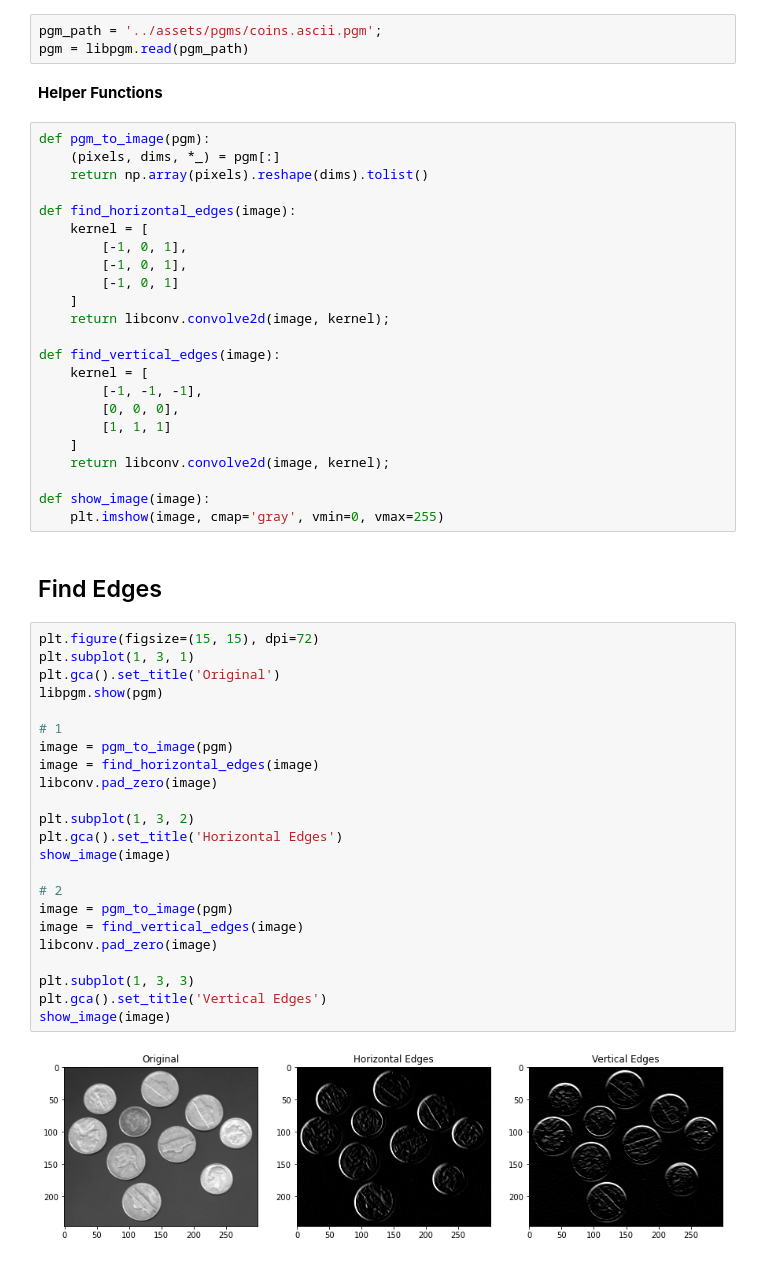
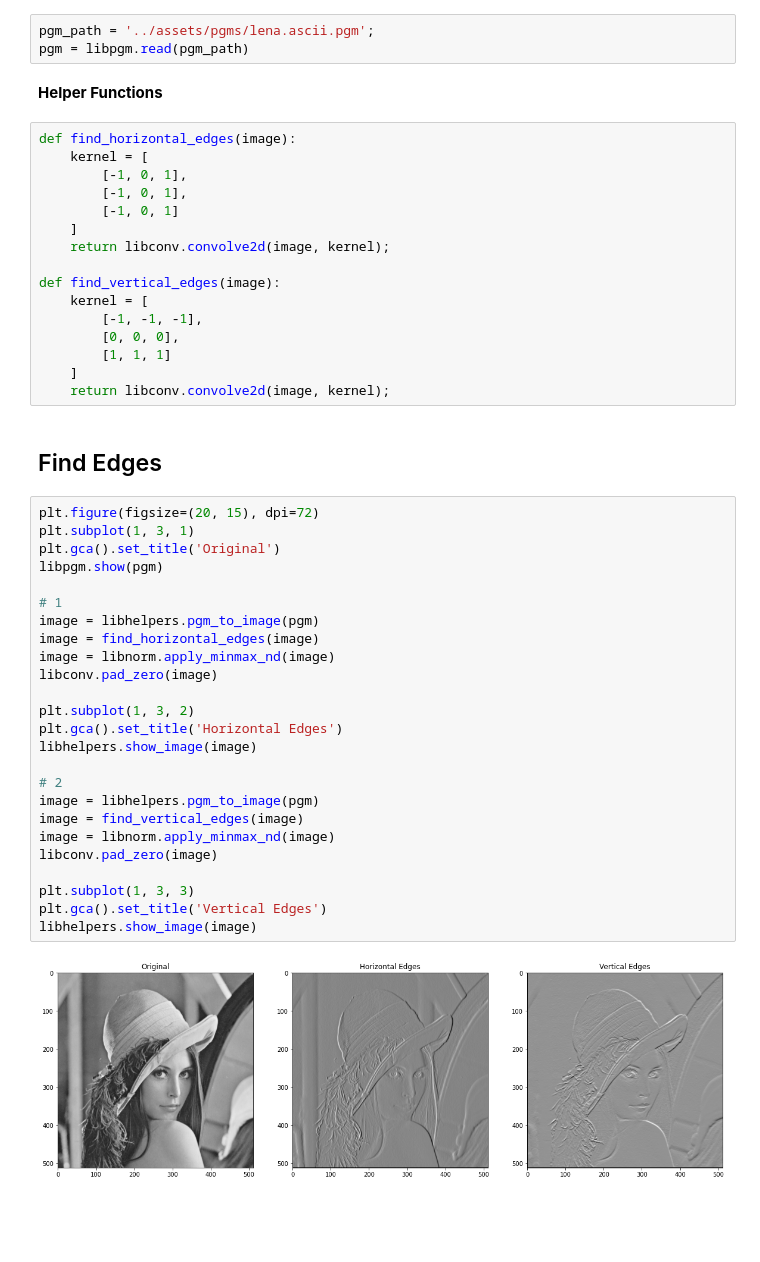
Before and after one commit to ramesaliyev/image-processing-101, a Jupyter notebook: 03- edge detection/directional.ipynb, the cells around one changed output. Drawn from its saved outputs; the diff is of its cells as text; blank space fills up the shorter version.

Commit message:
refactor and use lena for everything

```diff
--- a/03- edge detection/directional.ipynb
+++ b/03- edge detection/directional.ipynb
@@ -19,15 +20,11 @@ import lib.point as libpoint
 # %% [markdown]
 **Read PGM**
 # %%
-pgm_path = '../assets/pgms/coins.ascii.pgm';
+pgm_path = '../assets/pgms/lena.ascii.pgm';
 pgm = libpgm.read(pgm_path)
 # %% [markdown]
 **Helper Functions**
 # %%
-def pgm_to_image(pgm):
-    (pixels, dims, *_) = pgm[:]
-    return np.array(pixels).reshape(dims).tolist()
-
 def find_horizontal_edges(image):
     kernel = [
         [-1, 0, 1],
@@ -43,33 +40,32 @@ def find_vertical_edges(image):
         [1, 1, 1]
     ]
     return libconv.convolve2d(image, kernel);
-
-def show_image(image):
-    plt.imshow(image, cmap='gray', vmin=0, vmax=255)
 # %% [markdown]
 ## Find Edges
 # %%
-plt.figure(figsize=(15, 15), dpi=72)
+plt.figure(figsize=(20, 15), dpi=72)
 plt.subplot(1, 3, 1)
 plt.gca().set_title('Original')
 libpgm.show(pgm)
 
 # 1
-image = pgm_to_image(pgm)
+image = libhelpers.pgm_to_image(pgm)
 image = find_horizontal_edges(image)
+image = libnorm.apply_minmax_nd(image)
 libconv.pad_zero(image)
 
 plt.subplot(1, 3, 2)
 plt.gca().set_title('Horizontal Edges')
-show_image(image)
+libhelpers.show_image(image)
 
 # 2
-image = pgm_to_image(pgm)
+image = libhelpers.pgm_to_image(pgm)
 image = find_vertical_edges(image)
+image = libnorm.apply_minmax_nd(image)
 libconv.pad_zero(image)
 
 plt.subplot(1, 3, 3)
 plt.gca().set_title('Vertical Edges')
-show_image(image)
+libhelpers.show_image(image)
 # %% [output]
-[figure, old version]
+[figure, new version]
```
Also changed, not shown: parts of 1 cell of this notebook, 20 other files.
